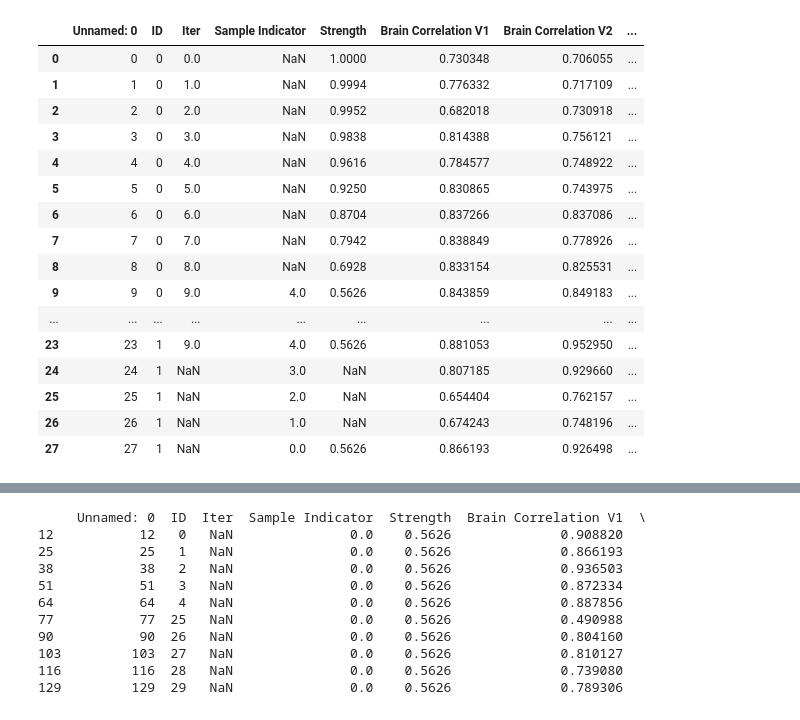
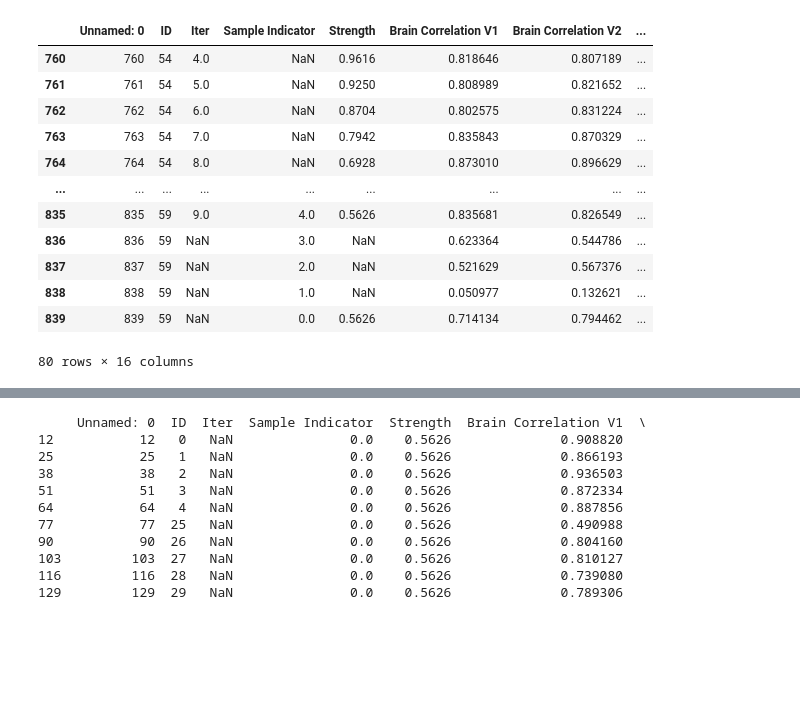
Before and after one commit to reesekneeland/Second-Sight, a Jupyter notebook: scripts/prepare_figures.ipynb, the cells around one changed output, grey strips where cells are left out. Drawn from its saved outputs; the diff is of its cells as text; code cells hidden in the pictures; blank space fills up the shorter version.

```diff
--- a/scripts/prepare_figures.ipynb
+++ b/scripts/prepare_figures.ipynb
@@ -19,46 +19,45 @@ import scipy.stats
 # %%
 # folder   = "SCS VD PCA LR 10:250:5 0.6 Exp3 AE"
 # log_path = "/export/raid1/home/kneel027/Second-Sight/logs/" + folder + "/statistics_df_10.csv"
 
 # folder   = "SCS VD PCA LR 10:250:5 0.3 Exp2 AE"
 # log_path = "/export/raid1/home/kneel027/Second-Sight/logs/" + folder + "/statistics_df_10.csv"
 
-folder   = "SCS VD PCA LR 10:250:5 0.4 Exp AE"
-#log_path = "/export/raid1/home/kneel027/Second-Sight/logs/" + folder + "/statistics_df_57.csv"
-log_path = "/export/raid1/home/kneel027/Second-Sight/logs/" + folder + "/statistics_df_57_test.csv"
+# folder   = "SCS VD PCA LR 10:250:5 0.4 Exp AE"
+# log_path = "/export/raid1/home/kneel027/Second-Sight/logs/" + folder + "/statistics_df_57.csv"
+# log_path = "/export/raid1/home/kneel027/Second-Sight/logs/" + folder + "/statistics_df_57_test.csv"
 # #log_path = "/export/raid1/home/kneel027/Second-Sight/logs/" + folder + "/statistics_df_10.csv"
 
 # folder   = "SCS VD PCA LR 10:250:5 0.6 Exp3 AE NA"
 # log_path = "/export/raid1/home/kneel027/Second-Sight/logs/" + folder + "/statistics_df_54.csv"
 # #log_path = "/export/raid1/home/kneel027/Second-Sight/logs/" + folder + "/statistics_df_10.csv"
 
+folder   = "SCS UC 10:250:5 0.6 Exp3 AE Fixed copy"
+log_path = "/export/raid1/home/kneel027/Second-Sight/logs/" + folder + "/statistics_df_60.csv"
+
 df = pd.read_csv(log_path)
-df.head(28)
+df.tail(80)
 
 # Sample Indicator:
     #   0 --> Ground Truth
     #   1 --> Ground Truth CLIP
     #   2 --> Decoded CLIP Only
     #   3 --> Library Reconstruction
     #   4 --> Search Reconstruction
 # %% [output]
 |  | Unnamed: 0 | ID | Iter | Sample Indicator | Strength | Brain Correlation V1 | Brain Correlation V2 | ... |
-| 0 | 0 | 0 | 0.0 | NaN | 1.0000 | 0.730348 | 0.706055 | ... |
-| 1 | 1 | 0 | 1.0 | NaN | 0.9994 | 0.776332 | 0.717109 | ... |
-| 2 | 2 | 0 | 2.0 | NaN | 0.9952 | 0.682018 | 0.730918 | ... |
-| 3 | 3 | 0 | 3.0 | NaN | 0.9838 | 0.814388 | 0.756121 | ... |
-| 4 | 4 | 0 | 4.0 | NaN | 0.9616 | 0.784577 | 0.748922 | ... |
-| 5 | 5 | 0 | 5.0 | NaN | 0.9250 | 0.830865 | 0.743975 | ... |
-| 6 | 6 | 0 | 6.0 | NaN | 0.8704 | 0.837266 | 0.837086 | ... |
-| 7 | 7 | 0 | 7.0 | NaN | 0.7942 | 0.838849 | 0.778926 | ... |
-| 8 | 8 | 0 | 8.0 | NaN | 0.6928 | 0.833154 | 0.825531 | ... |
-| 9 | 9 | 0 | 9.0 | 4.0 | 0.5626 | 0.843859 | 0.849183 | ... |
+| 760 | 760 | 54 | 4.0 | NaN | 0.9616 | 0.818646 | 0.807189 | ... |
+| 761 | 761 | 54 | 5.0 | NaN | 0.9250 | 0.808989 | 0.821652 | ... |
+| 762 | 762 | 54 | 6.0 | NaN | 0.8704 | 0.802575 | 0.831224 | ... |
+| 763 | 763 | 54 | 7.0 | NaN | 0.7942 | 0.835843 | 0.870329 | ... |
+| 764 | 764 | 54 | 8.0 | NaN | 0.6928 | 0.873010 | 0.896629 | ... |
 | ... | ... | ... | ... | ... | ... | ... | ... | ... |
-| 23 | 23 | 1 | 9.0 | 4.0 | 0.5626 | 0.881053 | 0.952950 | ... |
-| 24 | 24 | 1 | NaN | 3.0 | NaN | 0.807185 | 0.929660 | ... |
-| 25 | 25 | 1 | NaN | 2.0 | NaN | 0.654404 | 0.762157 | ... |
-| 26 | 26 | 1 | NaN | 1.0 | NaN | 0.674243 | 0.748196 | ... |
-| 27 | 27 | 1 | NaN | 0.0 | 0.5626 | 0.866193 | 0.926498 | ... |
+| 835 | 835 | 59 | 9.0 | 4.0 | 0.5626 | 0.835681 | 0.826549 | ... |
+| 836 | 836 | 59 | NaN | 3.0 | NaN | 0.623364 | 0.544786 | ... |
+| 837 | 837 | 59 | NaN | 2.0 | NaN | 0.521629 | 0.567376 | ... |
+| 838 | 838 | 59 | NaN | 1.0 | NaN | 0.050977 | 0.132621 | ... |
+| 839 | 839 | 59 | NaN | 0.0 | 0.5626 | 0.714134 | 0.794462 | ... |
+80 rows × 16 columns
 # %%
 # Statistical Analysis
 
```
Also changed, not shown: parts of 3 cells of this notebook, 2 other files.
